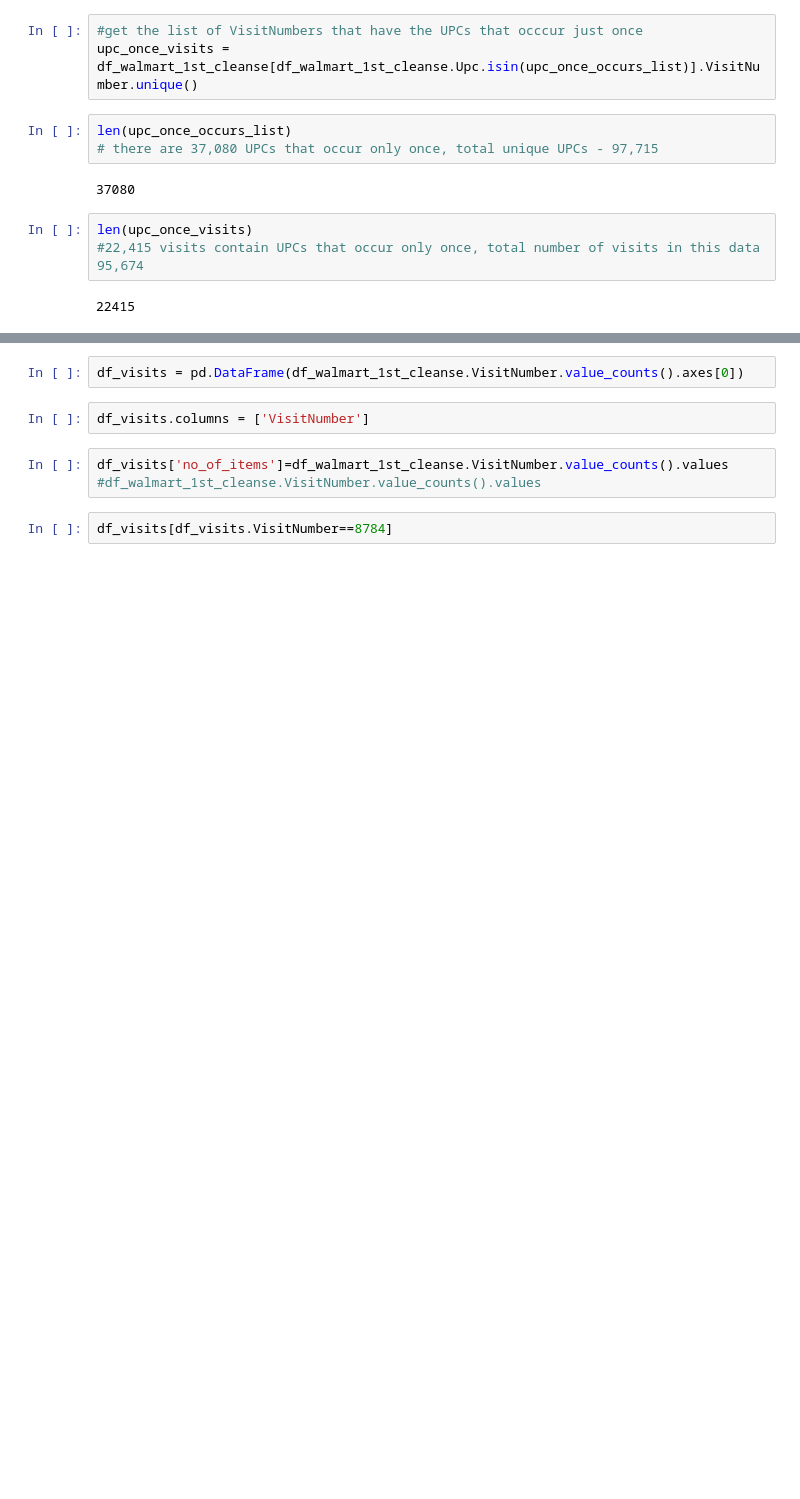
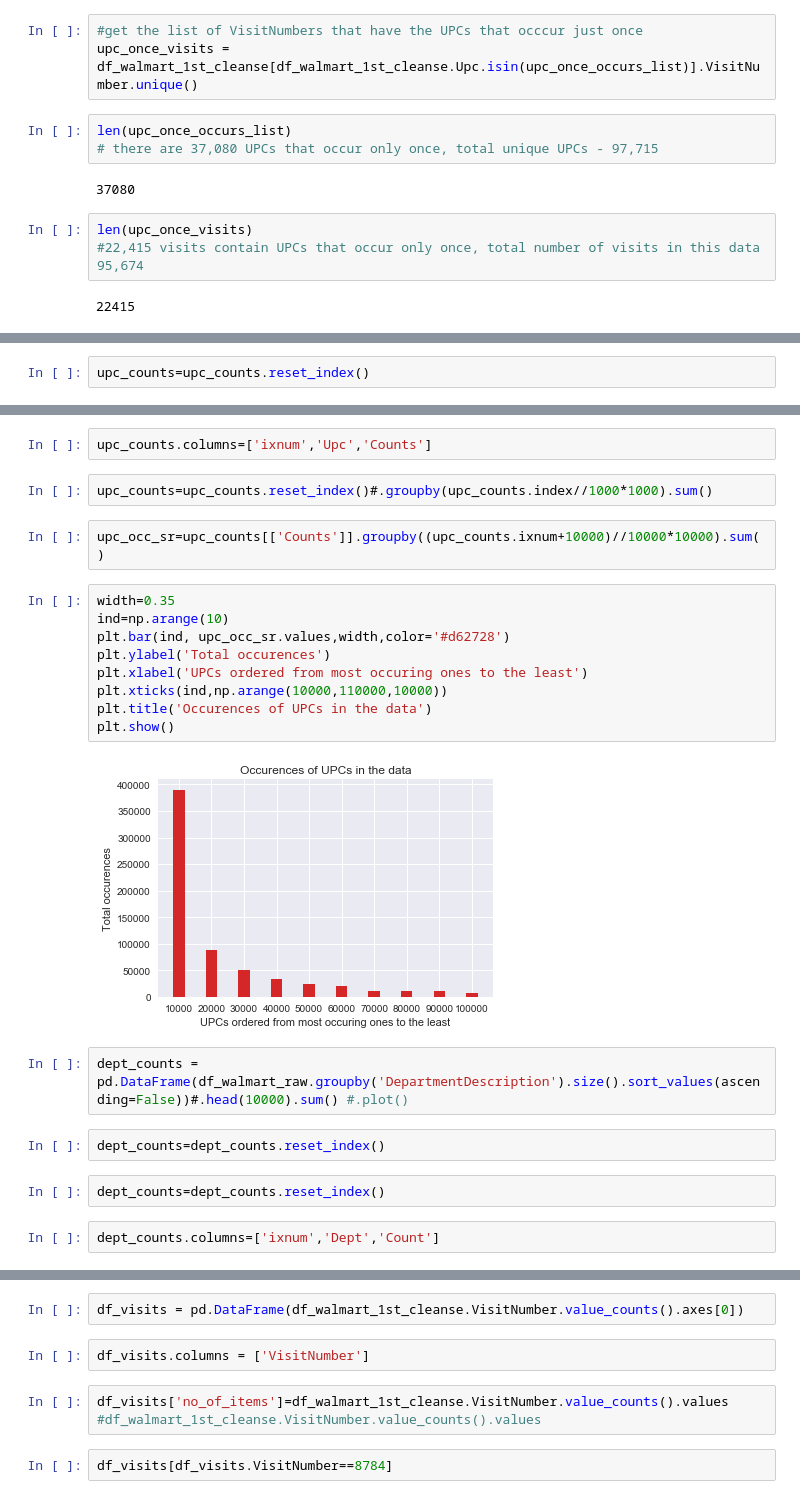
Before and after one commit to rajeshdsar/Walmart-Kaggle-Comp-Repo, a Jupyter notebook: WalMart_Capstone_1.ipynb, the cells around one changed output, grey strips where cells are left out. Saved outputs shown, nothing was run; the diff lists cells and outputs as text; blank space fills up the shorter version.

```diff
--- a/WalMart_Capstone_1.ipynb
+++ b/WalMart_Capstone_1.ipynb
@@ -166,0 +160,2 @@ df_wm_upc_once.head()
+# %%
+upc_counts=upc_counts.reset_index()
@@ -166,0 +171,25 @@ df_wm_upc_once.head()
+# %%
+upc_counts.columns=['ixnum','Upc','Counts']
+# %%
+upc_counts=upc_counts.reset_index()#.groupby(upc_counts.index//1000*1000).sum()
+# %%
+upc_occ_sr=upc_counts[['Counts']].groupby((upc_counts.ixnum+10000)//10000*10000).sum()
+# %%
+width=0.35
+ind=np.arange(10)
+plt.bar(ind, upc_occ_sr.values,width,color='#d62728')
+plt.ylabel('Total occurences')
+plt.xlabel('UPCs ordered from most occuring ones to the least')
+plt.xticks(ind,np.arange(10000,110000,10000))
+plt.title('Occurences of UPCs in the data')
+plt.show()
+# %% [output]
+[figure, added]
+# %%
+dept_counts = pd.DataFrame(df_walmart_raw.groupby('DepartmentDescription').size().sort_values(ascending=False))#.head(10000).sum() #.plot()
+# %%
+dept_counts=dept_counts.reset_index()
+# %%
+dept_counts=dept_counts.reset_index()
+# %%
+dept_counts.columns=['ixnum','Dept','Count']
```
Also changed, not shown: parts of 31 cells of this notebook, 1 other file.
